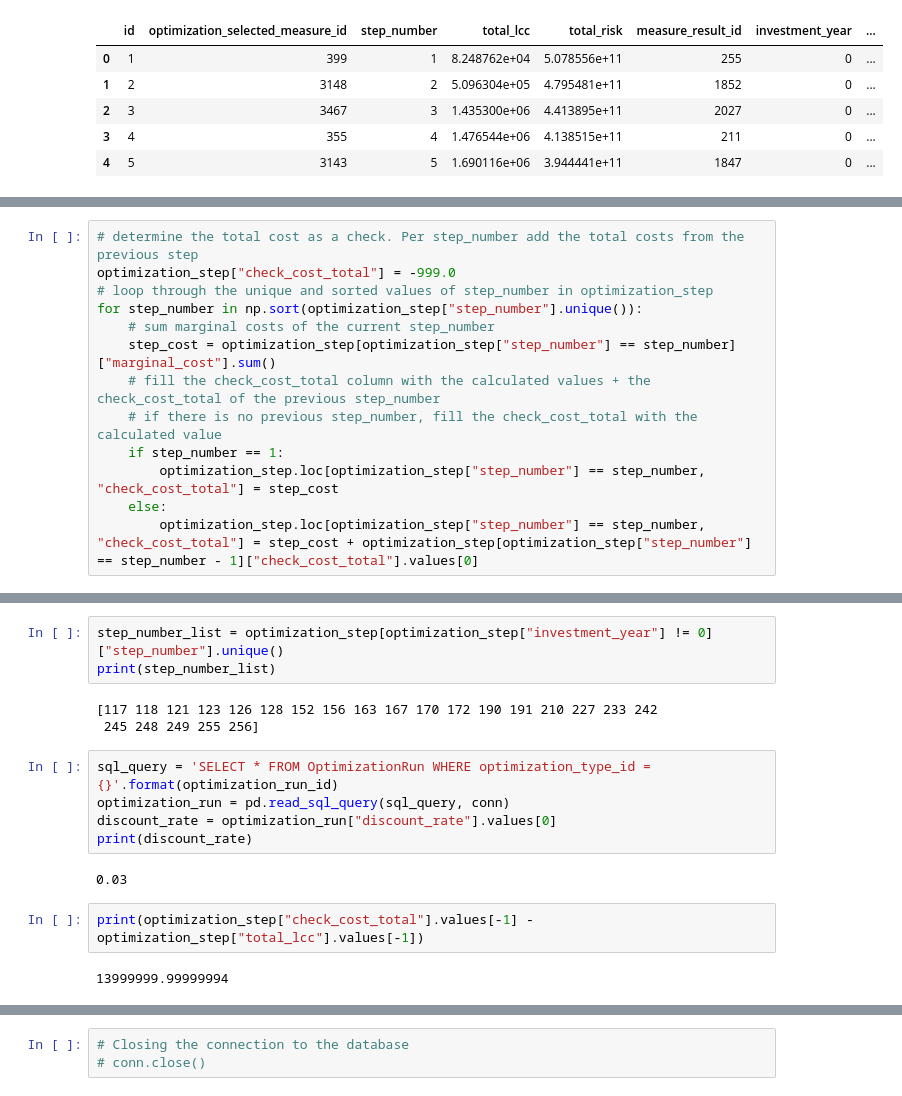
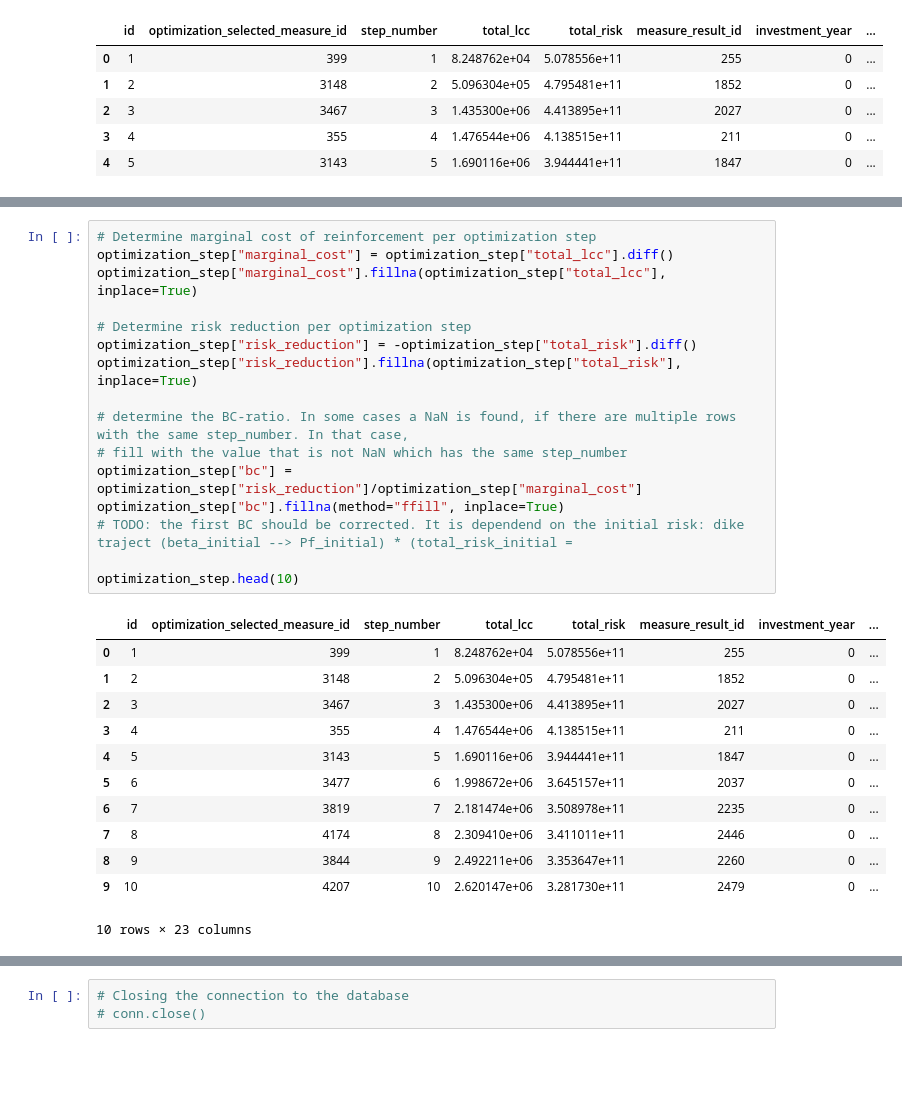
Before and after one commit to Deltares/VRSuiteUtils, a Jupyter notebook: postprocessing/get_database_info.ipynb, the cells around one changed output, grey strips where cells are left out. Saved outputs shown, nothing was run; the diff lists cells and outputs as text; blank space fills up the shorter version.

```diff
--- a/postprocessing/get_database_info.ipynb
+++ b/postprocessing/get_database_info.ipynb
@@ -333,13 +335,0 @@ print(df_copy[df_copy["section_id"] == 33])
-# %%
-# determine the total cost as a check. Per step_number add the total costs from the previous step
-optimization_step["check_cost_total"] = -999.0
-# loop through the unique and sorted values of step_number in optimization_step
-for step_number in np.sort(optimization_step["step_number"].unique()):
-    # sum marginal costs of the current step_number
-    step_cost = optimization_step[optimization_step["step_number"] == step_number]["marginal_cost"].sum()
-    # fill the check_cost_total column with the calculated values + the check_cost_total of the previous step_number
-    # if there is no previous step_number, fill the check_cost_total with the calculated value
-    if step_number == 1:
-        optimization_step.loc[optimization_step["step_number"] == step_number, "check_cost_total"] = step_cost
-    else:
-        optimization_step.loc[optimization_step["step_number"] == step_number, "check_cost_total"] = step_cost + optimization_step[optimization_step["step_number"] == step_number - 1]["check_cost_total"].values[0]
@@ -402,17 +336,29 @@ optimization_step.loc[optimization_step.step_number > 115].head()
-# %%
-step_number_list = optimization_step[optimization_step["investment_year"] != 0]["step_number"].unique()
-print(step_number_list)
-# %% [output]
-[117 118 121 123 126 128 152 156 163 167 170 172 190 191 210 227 233 242
- 245 248 249 255 256]
-# %%
-sql_query = 'SELECT * FROM OptimizationRun WHERE optimization_type_id = {}'.format(optimization_run_id)
-optimization_run = pd.read_sql_query(sql_query, conn)
-discount_rate = optimization_run["discount_rate"].values[0]
-print(discount_rate)
-# %% [output]
-0.03
-# %%
-print(optimization_step["check_cost_total"].values[-1] - optimization_step["total_lcc"].values[-1])
-# %% [output]
-13999999.99999994
+# %%
+# Determine marginal cost of reinforcement per optimization step
+optimization_step["marginal_cost"] = optimization_step["total_lcc"].diff()
+optimization_step["marginal_cost"].fillna(optimization_step["total_lcc"], inplace=True)
+
+# Determine risk reduction per optimization step
+optimization_step["risk_reduction"] = -optimization_step["total_risk"].diff()
+optimization_step["risk_reduction"].fillna(optimization_step["total_risk"], inplace=True)
+
+# determine the BC-ratio. In some cases a NaN is found, if there are multiple rows with the same step_number. In that case,
+# fill with the value that is not NaN which has the same step_number
+optimization_step["bc"] = optimization_step["risk_reduction"]/optimization_step["marginal_cost"]
+optimization_step["bc"].fillna(method="ffill", inplace=True)
+# TODO: the first BC should be corrected. It is dependend on the initial risk: dike traject (beta_initial --> Pf_initial) * (total_risk_initial =
+
+optimization_step.head(10)
+# %% [output]
+|  | id | optimization_selected_measure_id | step_number | total_lcc | total_risk | measure_result_id | investment_year | ... |
+| 0 | 1 | 399 | 1 | 8.248762e+04 | 5.078556e+11 | 255 | 0 | ... |
+| 1 | 2 | 3148 | 2 | 5.096304e+05 | 4.795481e+11 | 1852 | 0 | ... |
+| 2 | 3 | 3467 | 3 | 1.435300e+06 | 4.413895e+11 | 2027 | 0 | ... |
+| 3 | 4 | 355 | 4 | 1.476544e+06 | 4.138515e+11 | 211 | 0 | ... |
+| 4 | 5 | 3143 | 5 | 1.690116e+06 | 3.944441e+11 | 1847 | 0 | ... |
+| 5 | 6 | 3477 | 6 | 1.998672e+06 | 3.645157e+11 | 2037 | 0 | ... |
+| 6 | 7 | 3819 | 7 | 2.181474e+06 | 3.508978e+11 | 2235 | 0 | ... |
+| 7 | 8 | 4174 | 8 | 2.309410e+06 | 3.411011e+11 | 2446 | 0 | ... |
+| 8 | 9 | 3844 | 9 | 2.492211e+06 | 3.353647e+11 | 2260 | 0 | ... |
+| 9 | 10 | 4207 | 10 | 2.620147e+06 | 3.281730e+11 | 2479 | 0 | ... |
+10 rows × 23 columns
```
Also changed, not shown: parts of 18 cells of this notebook, 2 other files.
